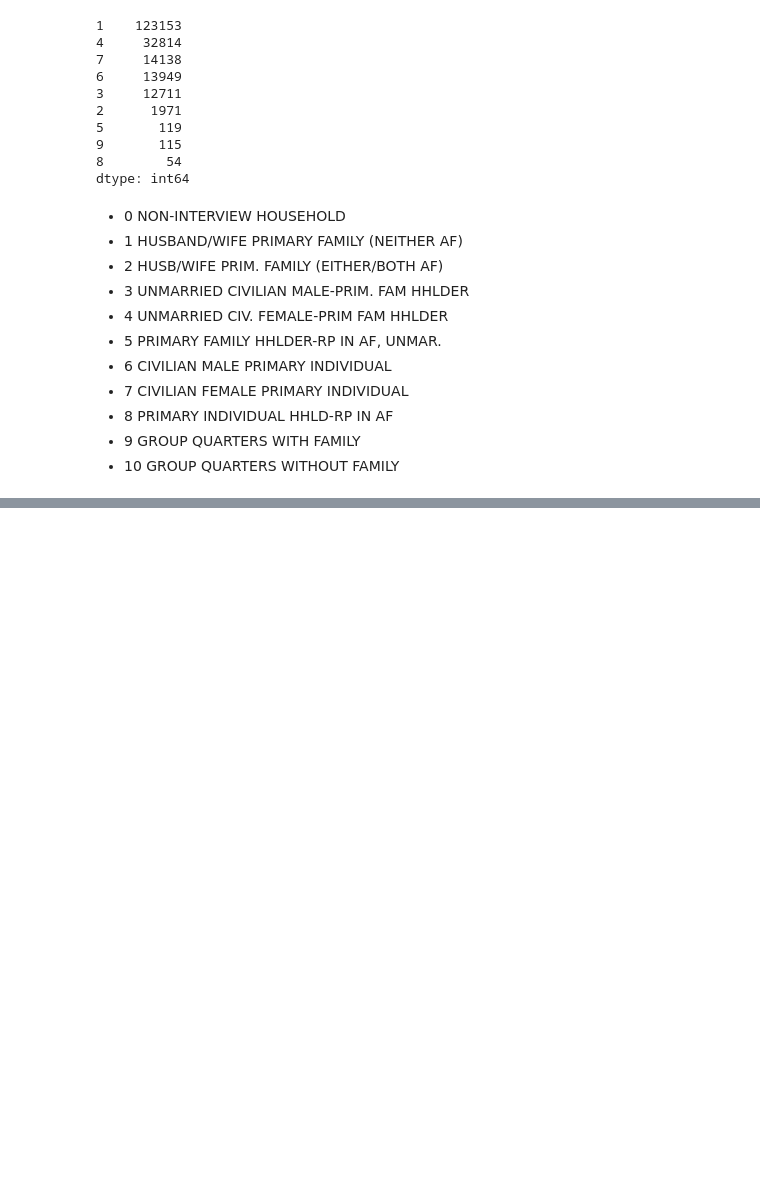
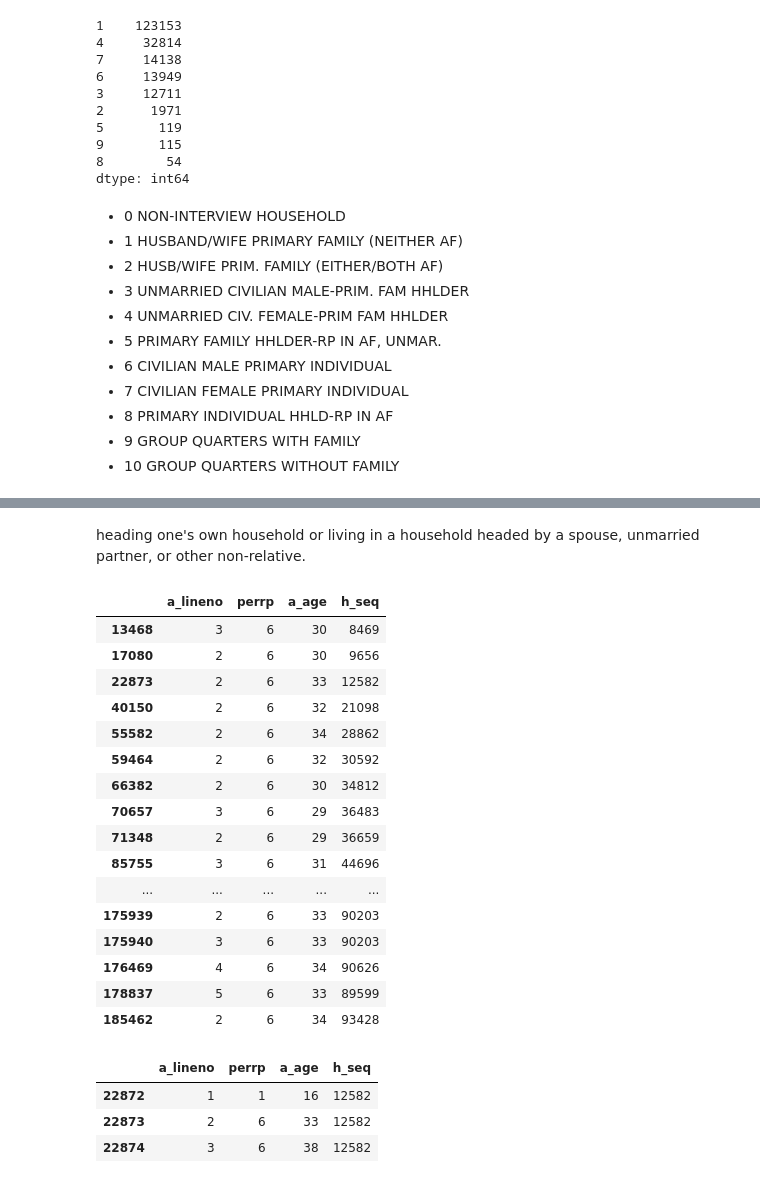
Before and after one commit to reeleis/snake_people, a Jupyter notebook: Importing Stata from CPS.ipynb, the cells around one changed output, grey strips where cells are left out. Drawn from its saved outputs; the diff is of its cells as text; code cells hidden in the pictures; blank space fills up the shorter version.

Commit message:
Created variable for living independently

```diff
--- a/Importing Stata from CPS.ipynb
+++ b/Importing Stata from CPS.ipynb
@@ -254,3 +257,3 @@ So there are 821 non-millenials who are FT college students
 # %%
-df['In Sample'] = df.apply(lambda x: 1 if x['a_age'] >= 18 and x['a_age'] < 35 else 0, axis = 1)
+#df['In Sample'] = df.apply(lambda x: 1 if x['a_age'] >= 18 and x['a_age'] < 35 else 0, axis = 1)
 # %%
@@ -281,7 +284,4 @@ df['In Sample'].value_counts()
 dtype: int64
-# %%
-df['In Sample'] = df.apply(lambda x: 1 if )
-df['Living Independently'] = df.apply[]
 # %%
 df['h_type'].value_counts()
 # %% [output]
@@ -309,0 +360,8 @@ dtype: int64
+# %%
+def independently(row):
+    if row['perrp'] in [1, 2, 3, 10, 12, 13, 14, 15, 16, 17 , 18]:
+        return 1
+    else:
+        return 0
+# %%
+df['Living Independently'] = df.apply(independently, axis = 1)
@@ -309,0 +396,29 @@ dtype: int64
+# %% [markdown]
+heading one's own household or living in a household headed by a spouse, unmarried partner, or other non-relative.
+# %%
+df[(df['In Sample'] == 1) & (df['perrp'] == 6)][['a_lineno', 'perrp', 'a_age', 'h_seq']]
+# %% [output]
+|  | a_lineno | perrp | a_age | h_seq |
+| 13468 | 3 | 6 | 30 | 8469 |
+| 17080 | 2 | 6 | 30 | 9656 |
+| 22873 | 2 | 6 | 33 | 12582 |
+| 40150 | 2 | 6 | 32 | 21098 |
+| 55582 | 2 | 6 | 34 | 28862 |
+| 59464 | 2 | 6 | 32 | 30592 |
+| 66382 | 2 | 6 | 30 | 34812 |
+| 70657 | 3 | 6 | 29 | 36483 |
+| 71348 | 2 | 6 | 29 | 36659 |
+| 85755 | 3 | 6 | 31 | 44696 |
+| ... | ... | ... | ... | ... |
+| 175939 | 2 | 6 | 33 | 90203 |
+| 175940 | 3 | 6 | 33 | 90203 |
+| 176469 | 4 | 6 | 34 | 90626 |
+| 178837 | 5 | 6 | 33 | 89599 |
+| 185462 | 2 | 6 | 34 | 93428 |
+# %%
+df[df['h_seq'] == 12582][['a_lineno', 'perrp', 'a_age', 'h_seq']]
+# %% [output]
+|  | a_lineno | perrp | a_age | h_seq |
+| 22872 | 1 | 1 | 16 | 12582 |
+| 22873 | 2 | 6 | 33 | 12582 |
+| 22874 | 3 | 6 | 38 | 12582 |
```
Also changed, not shown: parts of 16 cells of this notebook, 1 other file.
